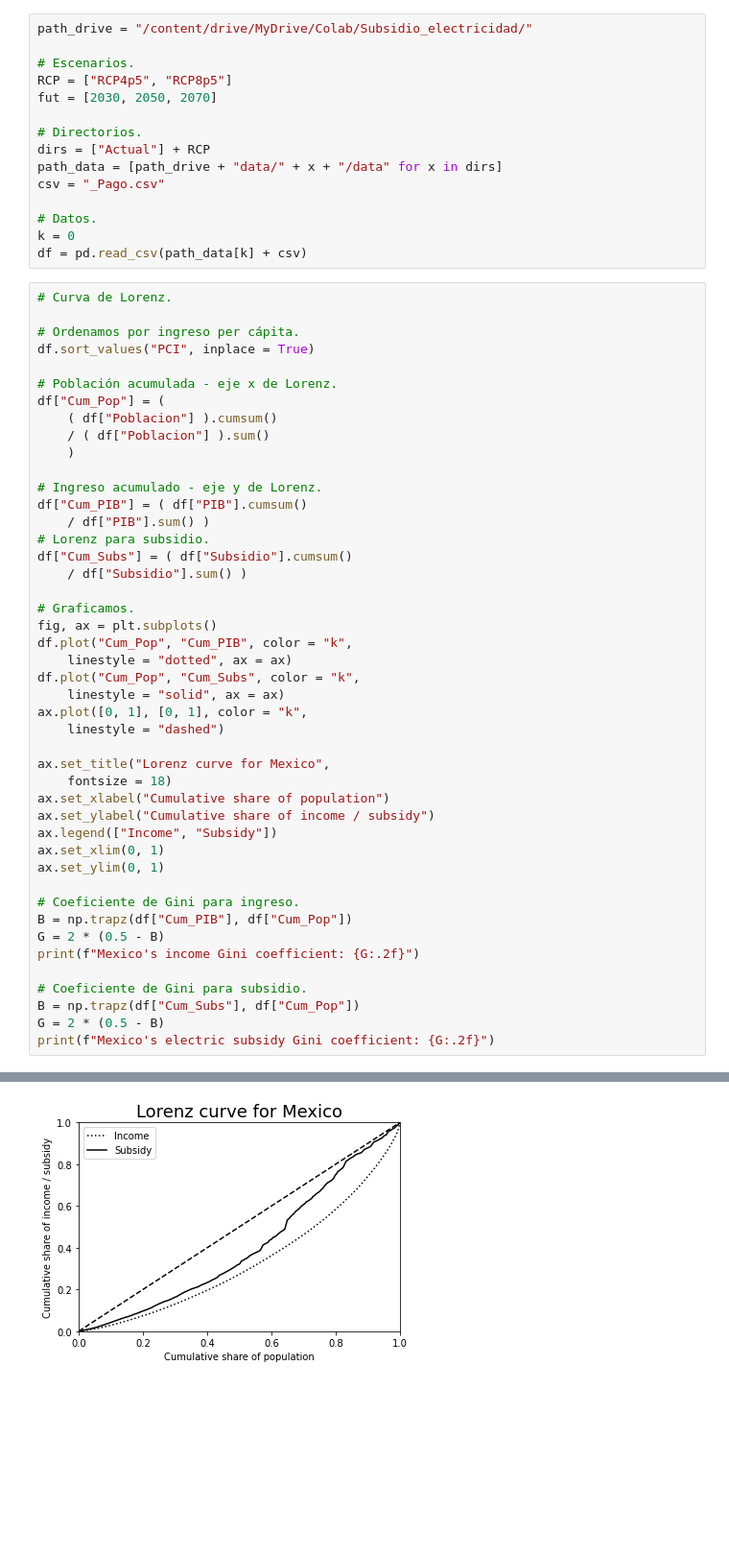
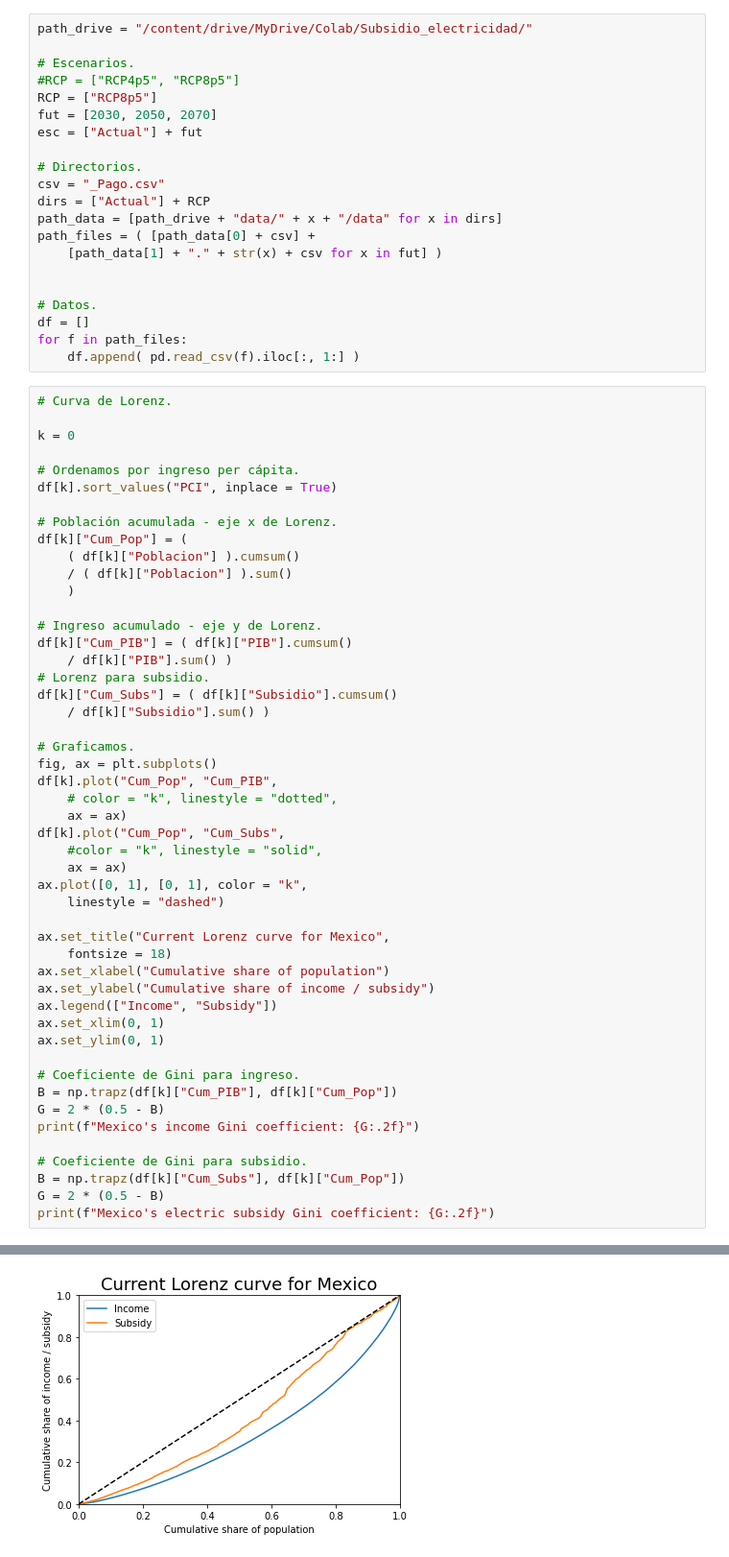
Before and after one commit to rodrigoms95/herramientas-climatico-22-1, a Jupyter notebook: code/Proyecto/Jupyter/Lorenz.ipynb, the cells around one changed output, grey strips where cells are left out. Shown at 96% size. Drawn from its saved outputs; the diff is of its cells as text; blank space fills up the shorter version.

```diff
--- a/code/Proyecto/Jupyter/Lorenz.ipynb
+++ b/code/Proyecto/Jupyter/Lorenz.ipynb
@@ -10,46 +16,56 @@ from matplotlib import pyplot as plt
 path_drive = "/content/drive/MyDrive/Colab/Subsidio_electricidad/"
 
 # Escenarios.
-RCP = ["RCP4p5", "RCP8p5"]
+#RCP = ["RCP4p5", "RCP8p5"]
+RCP = ["RCP8p5"]
 fut = [2030, 2050, 2070]
+esc = ["Actual"] + fut
 
 # Directorios.
+csv = "_Pago.csv"
 dirs = ["Actual"] + RCP
 path_data = [path_drive + "data/" + x + "/data" for x in dirs]
-csv = "_Pago.csv"
+path_files = ( [path_data[0] + csv] +
+    [path_data[1] + "." + str(x) + csv for x in fut] )
+
 
 # Datos.
-k = 0
-df = pd.read_csv(path_data[k] + csv)
+df = []
+for f in path_files:
+    df.append( pd.read_csv(f).iloc[:, 1:] )
 # %%
 # Curva de Lorenz.
 
+k = 0
+
 # Ordenamos por ingreso per cápita.
-df.sort_values("PCI", inplace = True)
+df[k].sort_values("PCI", inplace = True)
 
 # Población acumulada - eje x de Lorenz.
-df["Cum_Pop"] = (
-    ( df["Poblacion"] ).cumsum()
-    / ( df["Poblacion"] ).sum()
+df[k]["Cum_Pop"] = (
+    ( df[k]["Poblacion"] ).cumsum()
+    / ( df[k]["Poblacion"] ).sum()
     )
 
 # Ingreso acumulado - eje y de Lorenz.
-df["Cum_PIB"] = ( df["PIB"].cumsum()
-    / df["PIB"].sum() )
+df[k]["Cum_PIB"] = ( df[k]["PIB"].cumsum()
+    / df[k]["PIB"].sum() )
 # Lorenz para subsidio.
-df["Cum_Subs"] = ( df["Subsidio"].cumsum()
-    / df["Subsidio"].sum() )
+df[k]["Cum_Subs"] = ( df[k]["Subsidio"].cumsum()
+    / df[k]["Subsidio"].sum() )
 
 # Graficamos.
 fig, ax = plt.subplots()
-df.plot("Cum_Pop", "Cum_PIB", color = "k",
-    linestyle = "dotted", ax = ax)
-df.plot("Cum_Pop", "Cum_Subs", color = "k",
-    linestyle = "solid", ax = ax)
+df[k].plot("Cum_Pop", "Cum_PIB",
+    # color = "k", linestyle = "dotted",
+    ax = ax)
+df[k].plot("Cum_Pop", "Cum_Subs",
+    #color = "k", linestyle = "solid",
+    ax = ax)
 ax.plot([0, 1], [0, 1], color = "k",
     linestyle = "dashed")
 
-ax.set_title("Lorenz curve for Mexico",
+ax.set_title("Current Lorenz curve for Mexico",
     fontsize = 18)
 ax.set_xlabel("Cumulative share of population")
 ax.set_ylabel("Cumulative share of income / subsidy")
@@ -58,12 +74,12 @@ ax.set_xlim(0, 1)
 ax.set_ylim(0, 1)
 
 # Coeficiente de Gini para ingreso.
-B = np.trapz(df["Cum_PIB"], df["Cum_Pop"])
+B = np.trapz(df[k]["Cum_PIB"], df[k]["Cum_Pop"])
 G = 2 * (0.5 - B)
 print(f"Mexico's income Gini coefficient: {G:.2f}")
 
 # Coeficiente de Gini para subsidio.
-B = np.trapz(df["Cum_Subs"], df["Cum_Pop"])
+B = np.trapz(df[k]["Cum_Subs"], df[k]["Cum_Pop"])
 G = 2 * (0.5 - B)
 print(f"Mexico's electric subsidy Gini coefficient: {G:.2f}")
 # %% [output]
@@ -72 +88 @@ Mexico's electric subsidy Gini coefficient: 0.19
-[figure, old version]
+[figure, new version]
```
Also changed, not shown: parts of 6 cells of this notebook.
